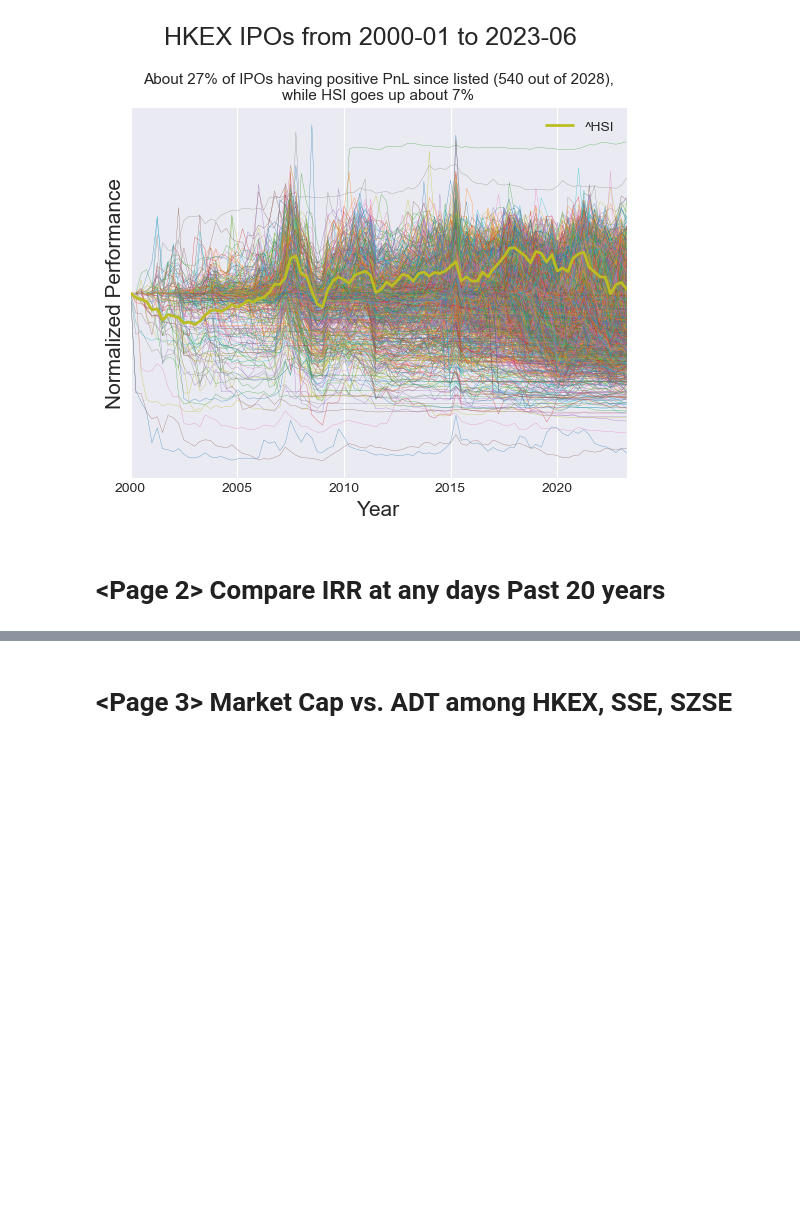
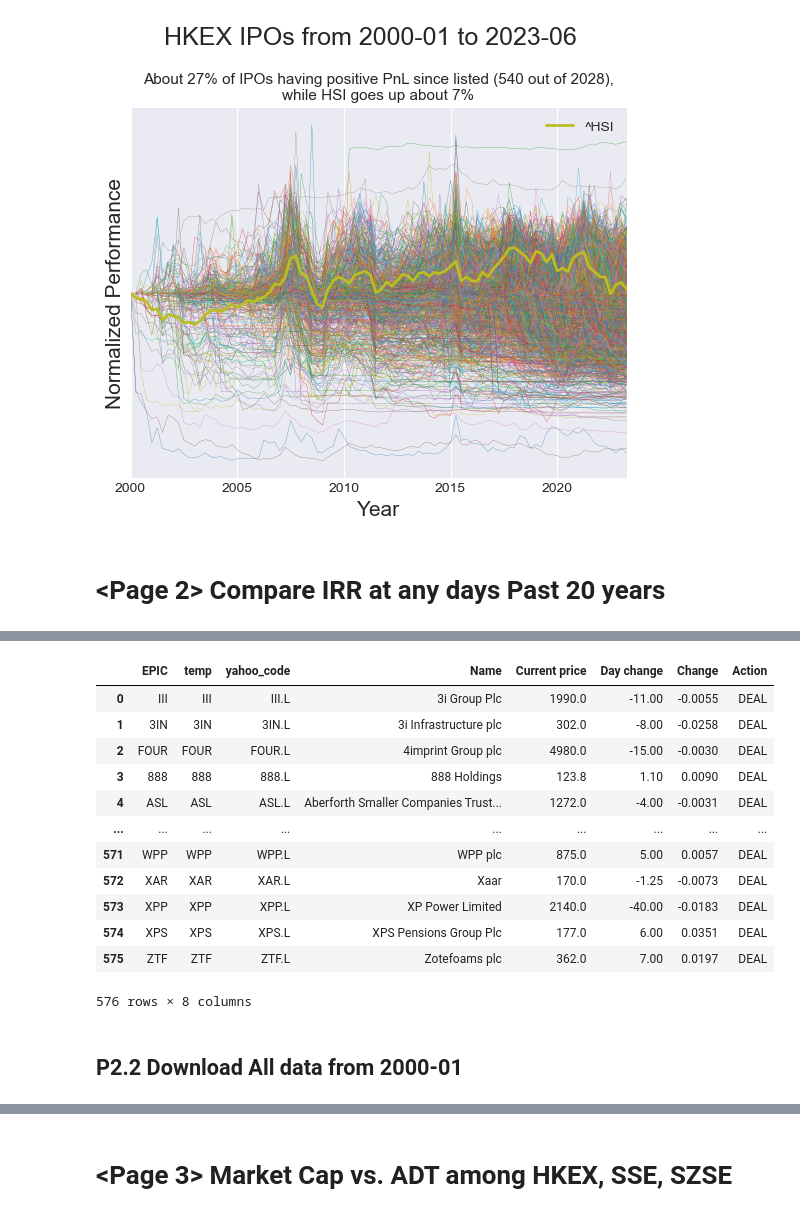
Before and after one commit to ckyma/exchatbook, a Jupyter notebook: getYahooData.ipynb, the cells around one changed output, grey strips where cells are left out. Drawn from its saved outputs; the diff is of its cells as text; code cells hidden in the pictures; blank space fills up the shorter version.

```diff
--- a/getYahooData.ipynb
+++ b/getYahooData.ipynb
@@ -744,0 +819,20 @@ plt.savefig('page1.png', dpi=600)
+# %%
+# Import the FTSE All Share list as of 2023-06-18
+ftas_list = pd.read_excel("index_constituents.xlsx", sheet_name = "ftse")
+ftas_list
+# %% [output]
+|  | EPIC | temp | yahoo_code | Name | Current price | Day change | Change | Action |
+| 0 | III | III | III.L | 3i Group Plc | 1990.0 | -11.00 | -0.0055 | DEAL |
+| 1 | 3IN | 3IN | 3IN.L | 3i Infrastructure plc | 302.0 | -8.00 | -0.0258 | DEAL |
+| 2 | FOUR | FOUR | FOUR.L | 4imprint Group plc | 4980.0 | -15.00 | -0.0030 | DEAL |
+| 3 | 888 | 888 | 888.L | 888 Holdings | 123.8 | 1.10 | 0.0090 | DEAL |
+| 4 | ASL | ASL | ASL.L | Aberforth Smaller Companies Trust... | 1272.0 | -4.00 | -0.0031 | DEAL |
+| ... | ... | ... | ... | ... | ... | ... | ... | ... |
+| 571 | WPP | WPP | WPP.L | WPP plc | 875.0 | 5.00 | 0.0057 | DEAL |
+| 572 | XAR | XAR | XAR.L | Xaar | 170.0 | -1.25 | -0.0073 | DEAL |
+| 573 | XPP | XPP | XPP.L | XP Power Limited | 2140.0 | -40.00 | -0.0183 | DEAL |
+| 574 | XPS | XPS | XPS.L | XPS Pensions Group Plc | 177.0 | 6.00 | 0.0351 | DEAL |
+| 575 | ZTF | ZTF | ZTF.L | Zotefoams plc | 362.0 | 7.00 | 0.0197 | DEAL |
+576 rows × 8 columns
+# %% [markdown]
+## P2.2 Download All data from 2000-01
```
Also changed, not shown: parts of 11 cells of this notebook, 7 other files.
